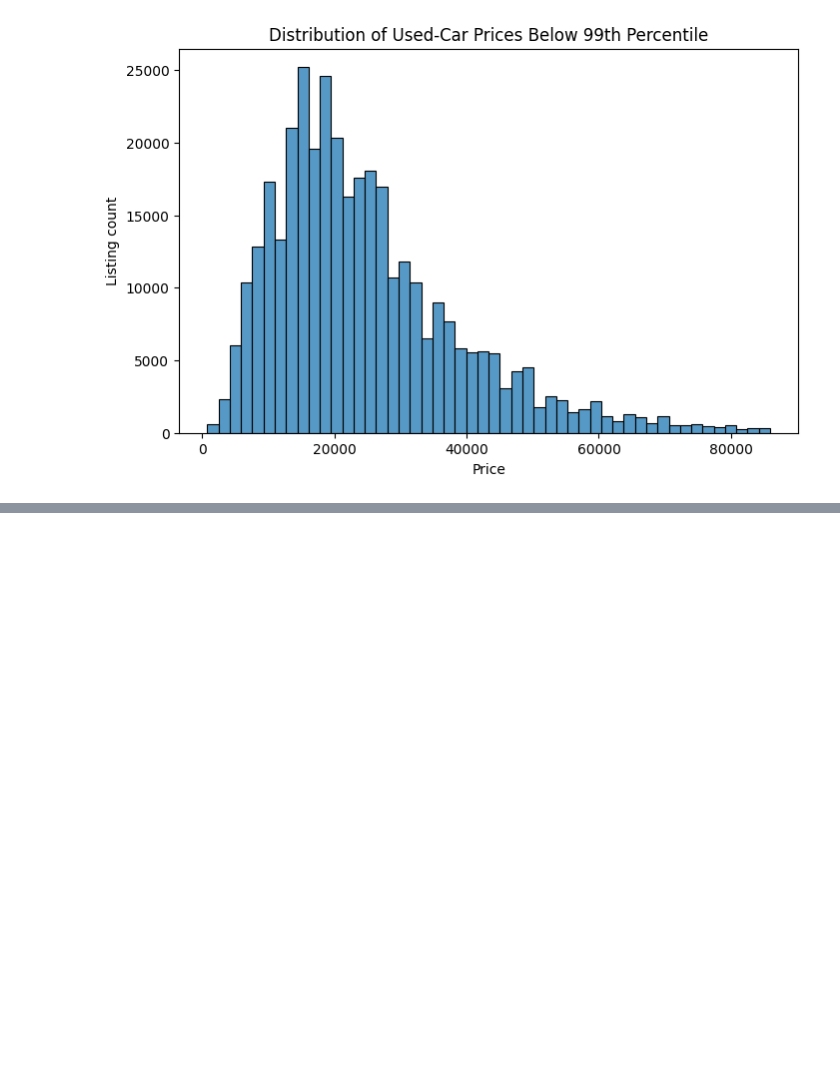
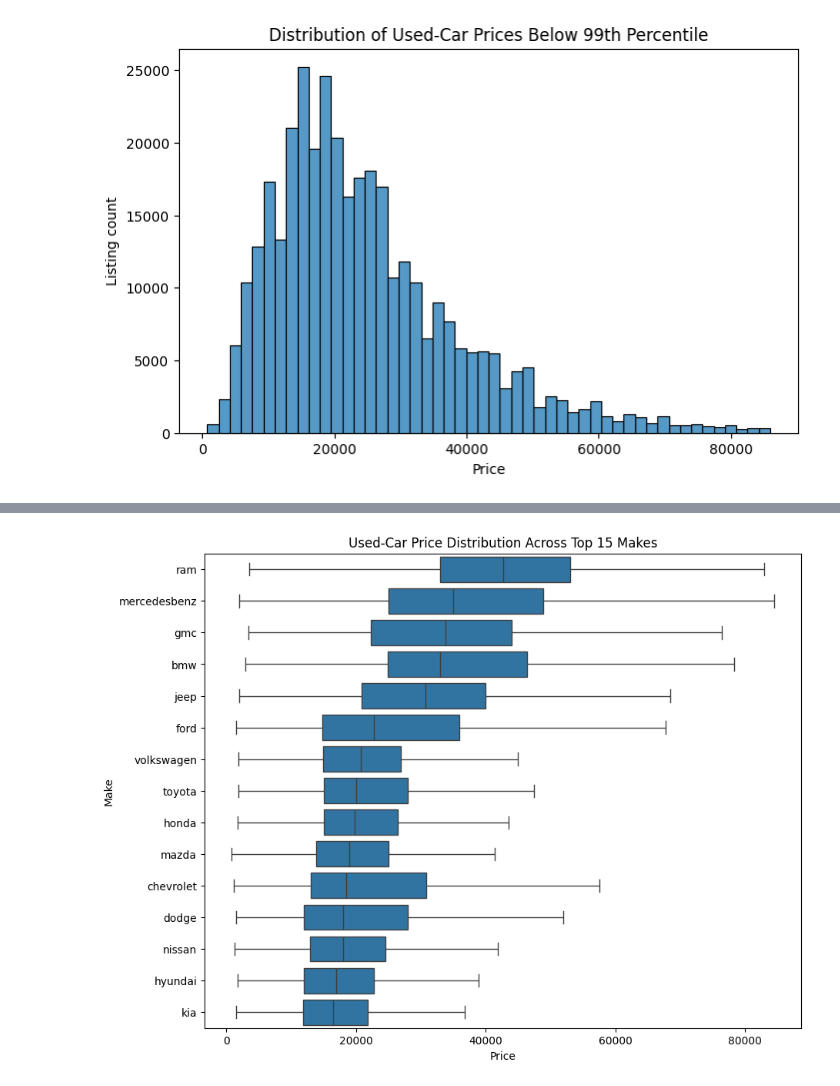
Before and after one commit to lecfranzff/used_car_app, a Jupyter notebook: notebooks/01_eda_modeling.ipynb, the cells around one changed output, grey strips where cells are left out. Drawn from its saved outputs; the diff is of its cells as text; code cells hidden in the pictures; blank space fills up the shorter version.

```diff
--- a/notebooks/01_eda_modeling.ipynb
+++ b/notebooks/01_eda_modeling.ipynb
@@ -448,0 +532,27 @@ plt.show()
+# %%
+top_makes = df_imputed["make"].value_counts().head(15).index
+plot_df = df_imputed[df_imputed["make"].isin(top_makes)].copy()
+
+make_order = (
+    plot_df.groupby("make")["price"]
+    .median()
+    .sort_values(ascending=False)
+    .index
+)
+
+plt.figure(figsize=(10, 8))
+
+sns.boxplot(
+    data=plot_df,
+    y="make",
+    x="price",
+    order=make_order,
+    showfliers=False
+)
+
+plt.title("Used-Car Price Distribution Across Top 15 Makes")
+plt.xlabel("Price")
+plt.ylabel("Make")
+plt.show()
+# %% [output]
+[figure, added]
```
Also changed, not shown: parts of 9 cells of this notebook.
